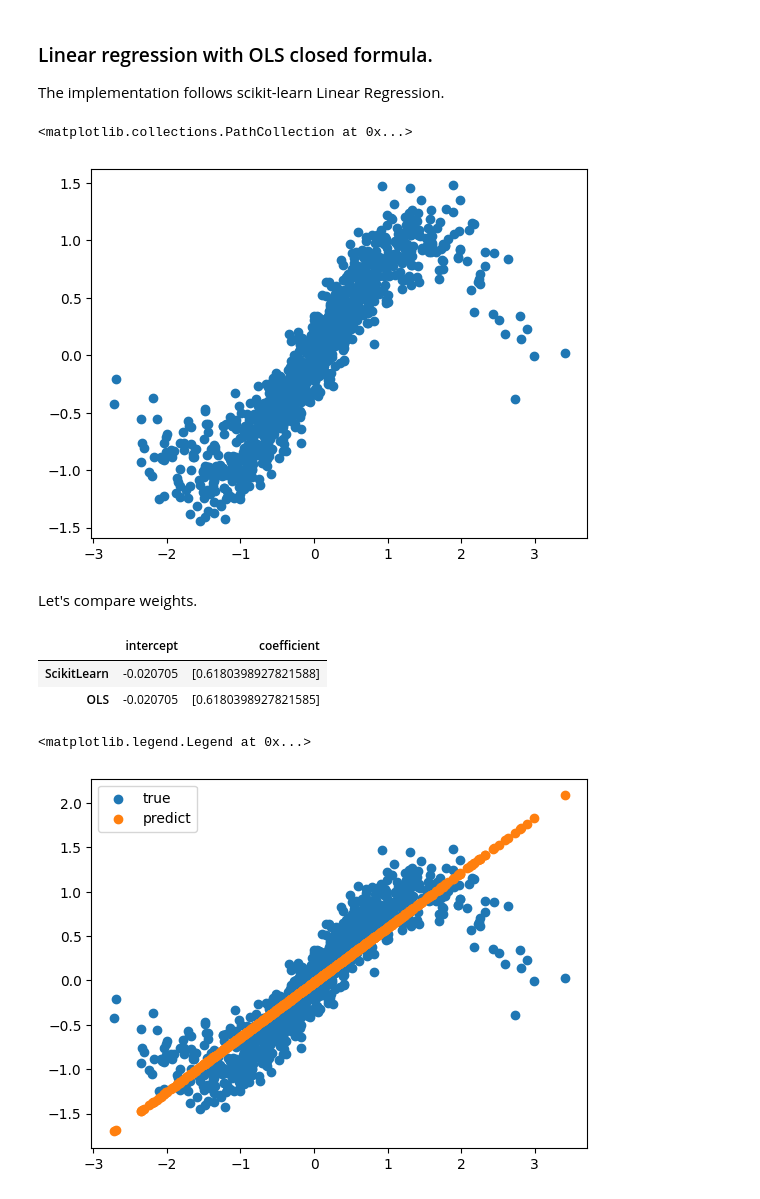
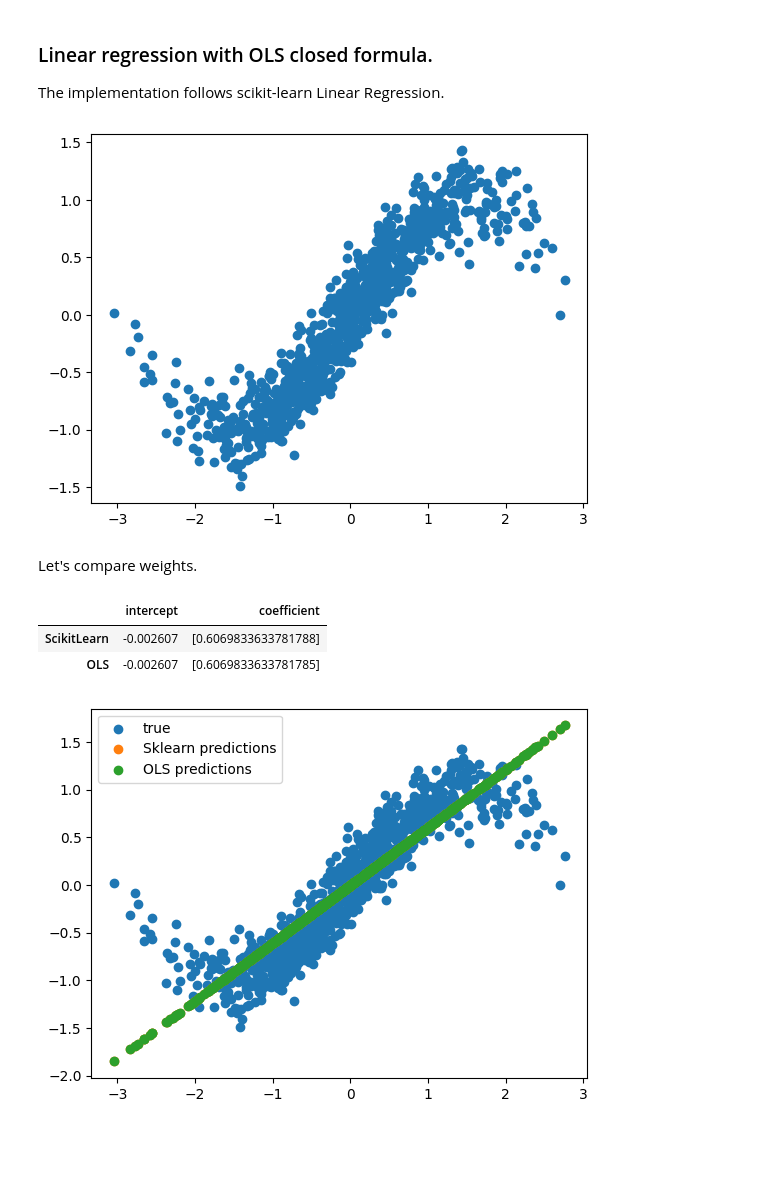
Before and after one commit to GiovanniGiacometti/Concepts-From-Scratch, a Jupyter notebook: Linear-Regression/linear.ipynb, the cells around one changed output. Saved outputs shown, nothing was run; the diff lists cells and outputs as text; code cells hidden in the pictures; blank space fills up the shorter version.

```diff
--- a/Linear-Regression/linear.ipynb
+++ b/Linear-Regression/linear.ipynb
@@ -13,10 +17,13 @@ Syntethic data generation. As usually happens, X is given back with shape (N,1),
 # %%
-def generate(N, noise):
+def generate(N: int, noise: float, seed: int = 0) -> Tuple[np.ndarray, np.ndarray]:
+
+    np.random.seed(seed)
+
     X = np.random.randn(N)
 
     y = np.sin(X) + noise * np.random.randn(N)
 
-    return X.reshape(-1,1),y
+    return X.reshape(-1,1), y
 # %% [markdown]
 ### Linear regression with OLS closed formula.
 The implementation follows scikit-learn Linear Regression.
@@ -36,7 +44,6 @@ def lr(X,y):
     return intercept, coef
 # %%
-X,y = generate(1000,0.2)
-plt.scatter(X, y)
+X,y = generate(N=1000, noise=0.2, seed=SEED)
+plt.scatter(X, y);
 # %% [output]
-<matplotlib.collections.PathCollection at 0x...>
-[figure, old version]
+[figure, new version]
@@ -51,17 +57,21 @@ yp = linear_regressor.predict(X)
 # %% [markdown]
 Let's compare weights.
-# %%
-df = pd.DataFrame({"intercept" : [linear_regressor.intercept_, weights[0]], "coefficient" :   [linear_regressor.coef_, weights[1]]}, index=["ScikitLearn", "OLS"])
-df
-# %% [output]
-|  | intercept | coefficient |
-| ScikitLearn | -0.020705 | [0.6180398927821588] |
-| OLS | -0.020705 | [0.6180398927821585] |
+# %%
+intercepts = [linear_regressor.intercept_, intercept]
+weights = [linear_regressor.coef_, coefficients]
+
+df = pd.DataFrame({"intercept" : intercepts, "coefficient" : weights}, index=["ScikitLearn", "OLS"])
+
+df
+# %% [output]
+|  | intercept | coefficient |
+| ScikitLearn | -0.002607 | [0.6069833633781788] |
+| OLS | -0.002607 | [0.6069833633781785] |
 # %%
-plt.scatter(X,y,label="true")
-plt.scatter(X,pred,label="predict")
-plt.legend()
+plt.scatter(X, y, label="true")
+plt.scatter(X, sklearn_prediction, label="Sklearn predictions")
+plt.scatter(X, ols_predictions, label="OLS predictions")
+plt.legend();
 # %% [output]
-<matplotlib.legend.Legend at 0x...>
-[figure, old version]
+[figure, new version]
 # %%
```
Also changed, not shown: parts of 22 cells of this notebook, 7 other files.
